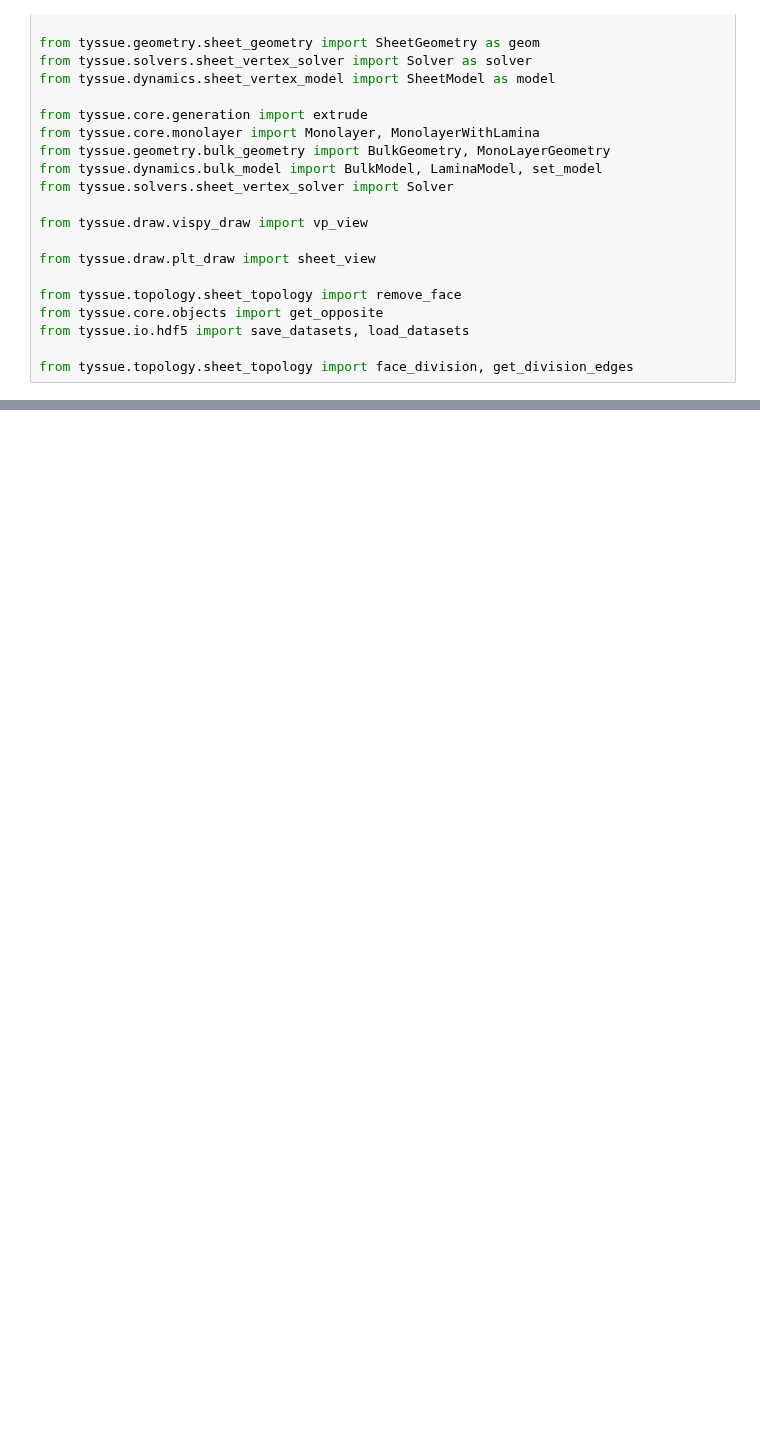
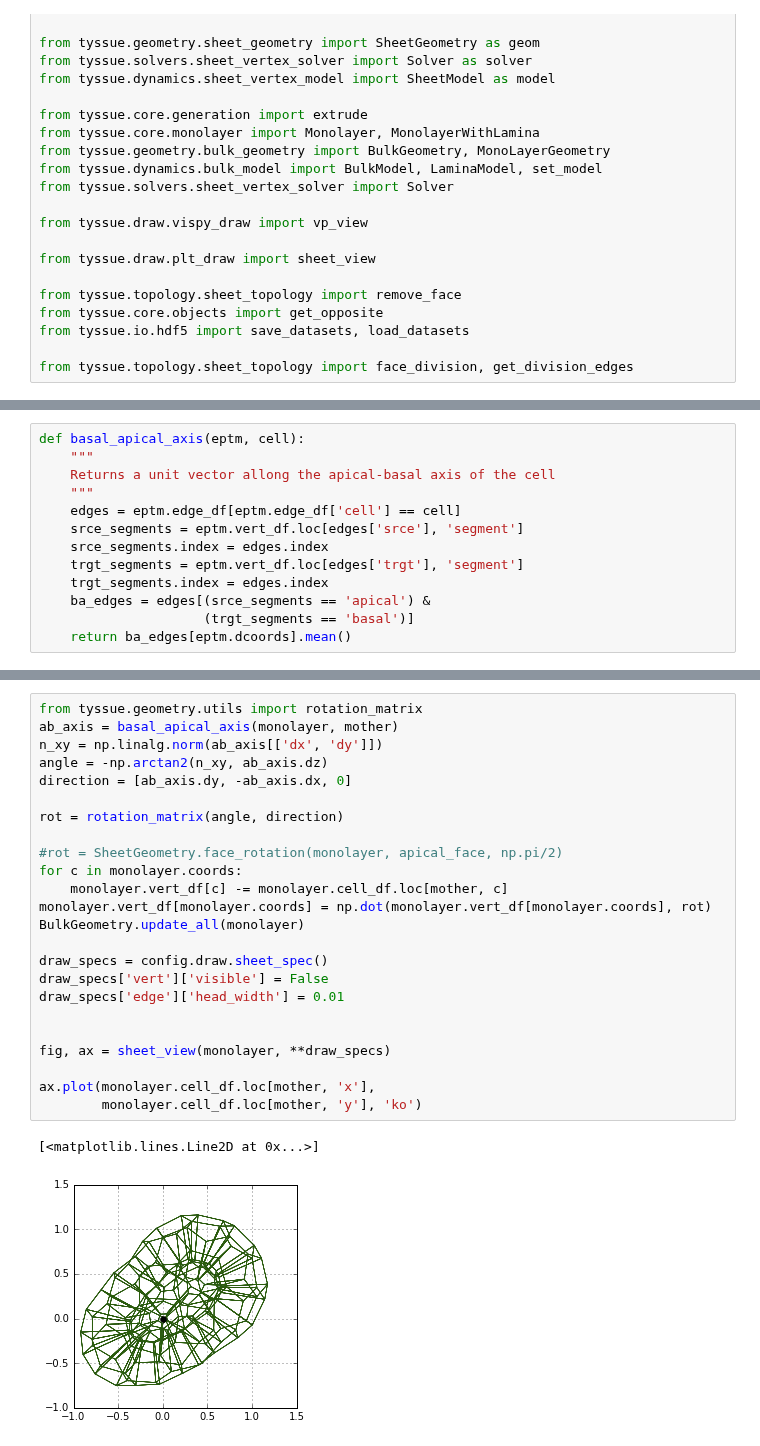
Before and after one commit to glyg/notebooks, a Jupyter notebook: tyssue/Ellipsoid.ipynb, the cells around one changed output, grey strips where cells are left out. Drawn from its saved outputs; the diff is of its cells as text; blank space fills up the shorter version.

```diff
--- a/tyssue/Ellipsoid.ipynb
+++ b/tyssue/Ellipsoid.ipynb
@@ -192,3 +107,16 @@ for face, df in monolayer.edge_df.loc[all_edges].groupby('face'):
+# %%
+def basal_apical_axis(eptm, cell):
+    """
+    Returns a unit vector allong the apical-basal axis of the cell
+    """
+    edges = eptm.edge_df[eptm.edge_df['cell'] == cell]
+    srce_segments = eptm.vert_df.loc[edges['srce'], 'segment']
+    srce_segments.index = edges.index
+    trgt_segments = eptm.vert_df.loc[edges['trgt'], 'segment']
+    trgt_segments.index = edges.index
+    ba_edges = edges[(srce_segments == 'apical') &
+                     (trgt_segments == 'basal')]
+    return ba_edges[eptm.dcoords].mean()
 # %%
 %pdb
 # %% [output]
@@ -200,0 +131,27 @@ vert_orbit = monolayer.get_orbits('face', 'srce').groupby(
+# %%
+from tyssue.geometry.utils import rotation_matrix
+ab_axis = basal_apical_axis(monolayer, mother)
+n_xy = np.linalg.norm(ab_axis[['dx', 'dy']])
+angle = -np.arctan2(n_xy, ab_axis.dz)
+direction = [ab_axis.dy, -ab_axis.dx, 0]
+
+rot = rotation_matrix(angle, direction)
+
+#rot = SheetGeometry.face_rotation(monolayer, apical_face, np.pi/2)
+for c in monolayer.coords:
+    monolayer.vert_df[c] -= monolayer.cell_df.loc[mother, c]
+monolayer.vert_df[monolayer.coords] = np.dot(monolayer.vert_df[monolayer.coords], rot)
+BulkGeometry.update_all(monolayer)
+
+draw_specs = config.draw.sheet_spec()
+draw_specs['vert']['visible'] = False
+draw_specs['edge']['head_width'] = 0.01
+
+
+fig, ax = sheet_view(monolayer, **draw_specs)
+
+ax.plot(monolayer.cell_df.loc[mother, 'x'],
+        monolayer.cell_df.loc[mother, 'y'], 'ko')
+# %% [output]
+[<matplotlib.lines.Line2D at 0x...>]
+[figure, added]
```
Also changed, not shown: parts of 53 cells of this notebook.
